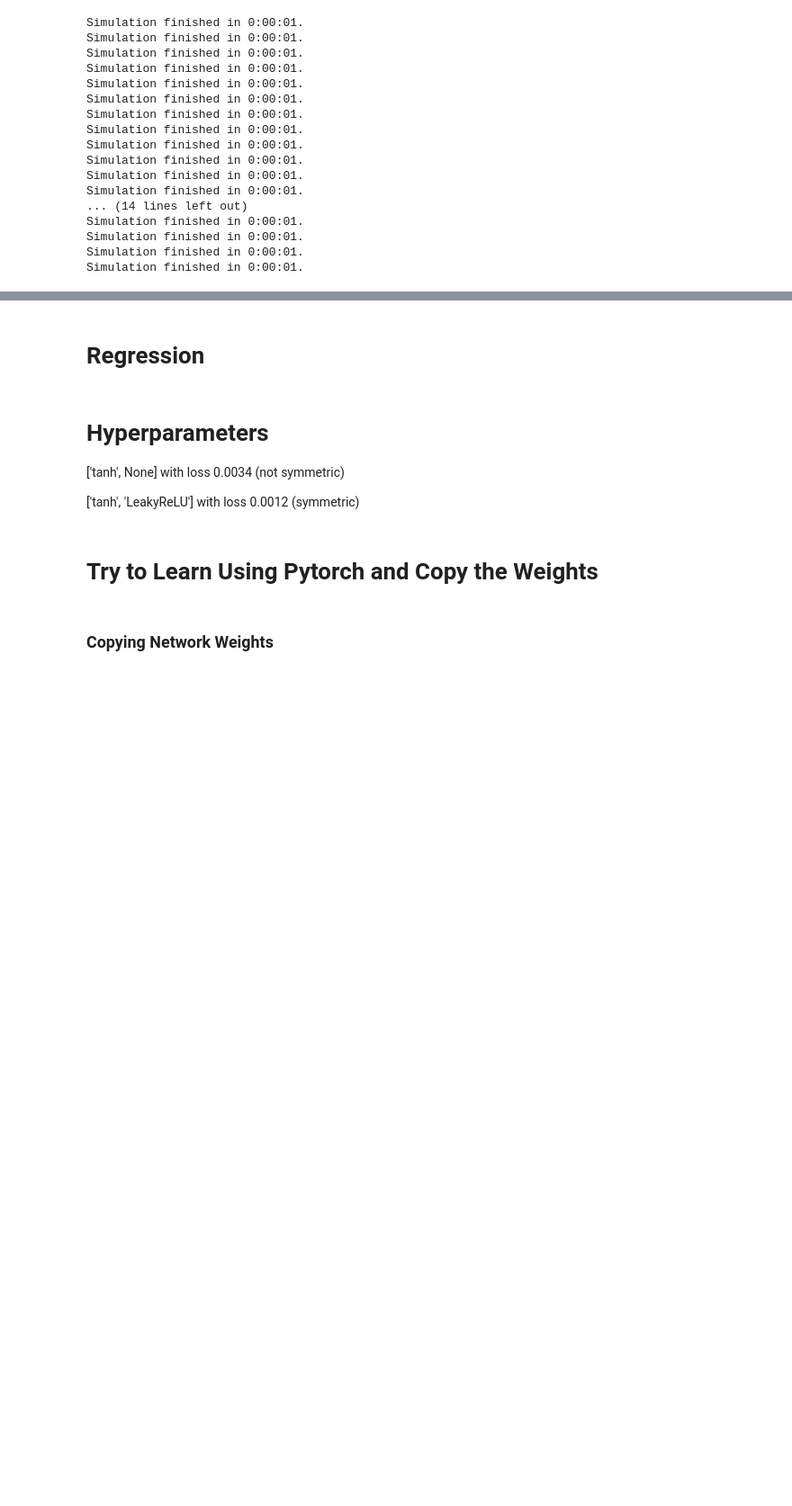
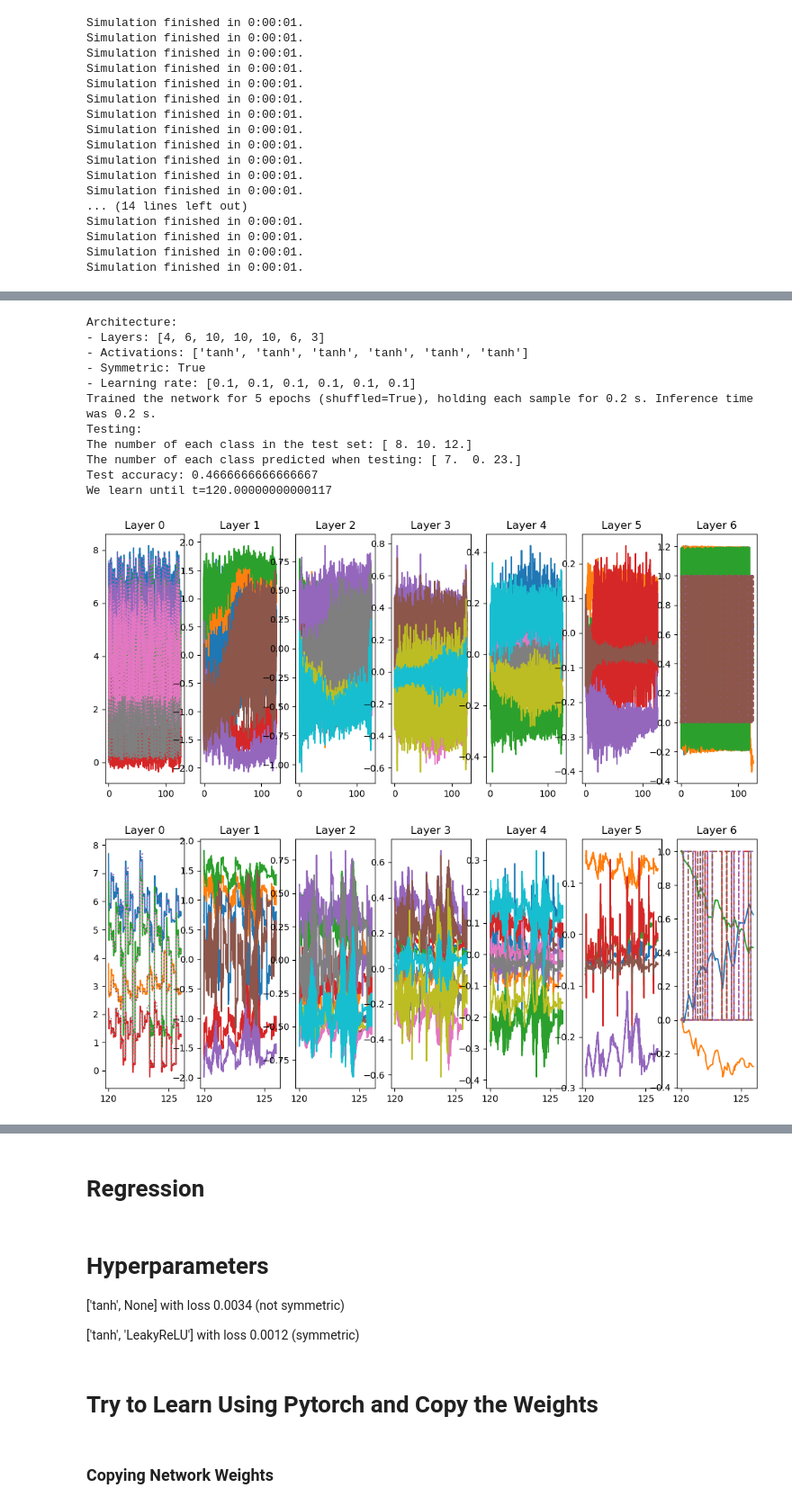
Before and after one commit to jorchard/pc_nengo, a Jupyter notebook: predictive_coding.ipynb, the cells around one changed output, grey strips where cells are left out. Shown: that part at 90% size. Saved outputs shown, nothing was run; the diff lists cells and outputs as text; code cells hidden in the pictures; blank space fills up the shorter version.

```diff
--- a/predictive_coding.ipynb
+++ b/predictive_coding.ipynb
@@ -639,7 +639,7 @@ with nengo.Network() as net:
     pred = nengo.Node(nengo.processes.Piecewise(y_input))  # percept (top layer)
 
     # PC layers
-    PC_net = PCNetwork(n_nodes=[4, 20, 20, 3], tau_learn=0.1, symmetric=True, activation=["logistic", "logistic", "logistic"], learn_until=learn_until)
+    PC_net = PCNetwork(n_nodes=[4, 6, 10, 10, 10, 6, 3], tau_learn=0.1, symmetric=True, activation="tanh", learn_until=learn_until)
     PC_net.connect_input(stim=stim)
     PC_net.connect_output(pred)
 
@@ -745,3 +683,79 @@ The number of each class predicted when testing: [25.  0.  5.]
+# %%
+pred_class = np.zeros_like(preds)
+indices = np.argmax(preds, axis=1)
+i = 0
+for idx in indices:
+    pred_class[i,idx] = 1
+    i += 1
+
+acc = np.sum(pred_class*y_test)/y_test.shape[0]
+
+### Print summary of the network learning ###
+print("Architecture:")
+print(f"- Layers: {[layer.n_nodes for layer in PC_net.layers]}")
+print(f"- Activations: {PC_net.activation}")
+print(f"- Symmetric: {PC_net.symmetric}")
+print(f"- Learning rate: {PC_net.tau_learn}")
+print(f"Trained the network for {epochs} epochs (shuffled={shuffle}), holding each sample for {learn_time} s. Inference time was {inf_time} s.")
+
+print("Testing:")
+print(f"The number of each class in the test set: {np.sum(y_test, axis=0)}")
+print(f"The number of each class predicted when testing: {np.sum(pred_class, axis=0)}")
+
+print(f"Test accuracy: {acc}")
+
+### Plotting ###
+
+n_layers = len(PC_net.layers)
+
+fig, ax = plt.subplots(nrows=1, ncols=n_layers, figsize=(13,5))
+
+idx = [0, 4000]
+idx = [7000, 10000]
+#idx = [18000, 20000]
+idx = [0, len(sim.trange())]
+#idx = [115000, 120000]
+tt = sim.trange()[idx[0]:idx[1]]
+
+for k in range(n_layers):
+    ax[k].plot(tt, sim.data[val_probes[k]][idx[0]:idx[1]]); ax[k].set_title(f'Layer {k}');
+
+ax[0].plot(tt, sim.data[p_stim][idx[0]:idx[1]], ':', label="Stim");
+ax[-1].plot(tt, sim.data[p_pred][idx[0]:idx[1]], '--', label="Pred");
+
+
+print(f"We learn until t={learn_until}")
+
+n_layers = len(PC_net.layers)
+
+fig2, ax2 = plt.subplots(nrows=1, ncols=n_layers, figsize=(13,5))
+
+idx = [0, 2000]
+idx = [7000, 7800]
+idx = [int(learn_until/0.001), -1] #plot only learning segments
+#idx = [0, len(sim.trange())]
+tt = sim.trange()[idx[0]:idx[1]]
+
+for k in range(n_layers):
+    ax2[k].plot(tt, sim.data[val_probes[k]][idx[0]:idx[1]]); ax2[k].set_title(f'Layer {k}');
+
+
+ax2[0].plot(tt, sim.data[p_stim][idx[0]:idx[1]], ':');
+ax2[-1].plot(tt, sim.data[p_pred][idx[0]:idx[1]], '--');
+# %% [output]
+Architecture:
+- Layers: [4, 6, 10, 10, 10, 6, 3]
+- Activations: ['tanh', 'tanh', 'tanh', 'tanh', 'tanh', 'tanh']
+- Symmetric: True
+- Learning rate: [0.1, 0.1, 0.1, 0.1, 0.1, 0.1]
+Trained the network for 5 epochs (shuffled=True), holding each sample for 0.2 s. Inference time was 0.2 s.
+Testing:
+The number of each class in the test set: [ 8. 10. 12.]
+The number of each class predicted when testing: [ 7.  0. 23.]
+Test accuracy: 0.4666666666666667
+We learn until t=120.00000000000117
+[figure, added]
+[figure, added]
 # %%
 #what is the baseline test accuracy of classifiers?
 
```
Also changed, not shown: parts of 7 cells of this notebook.
